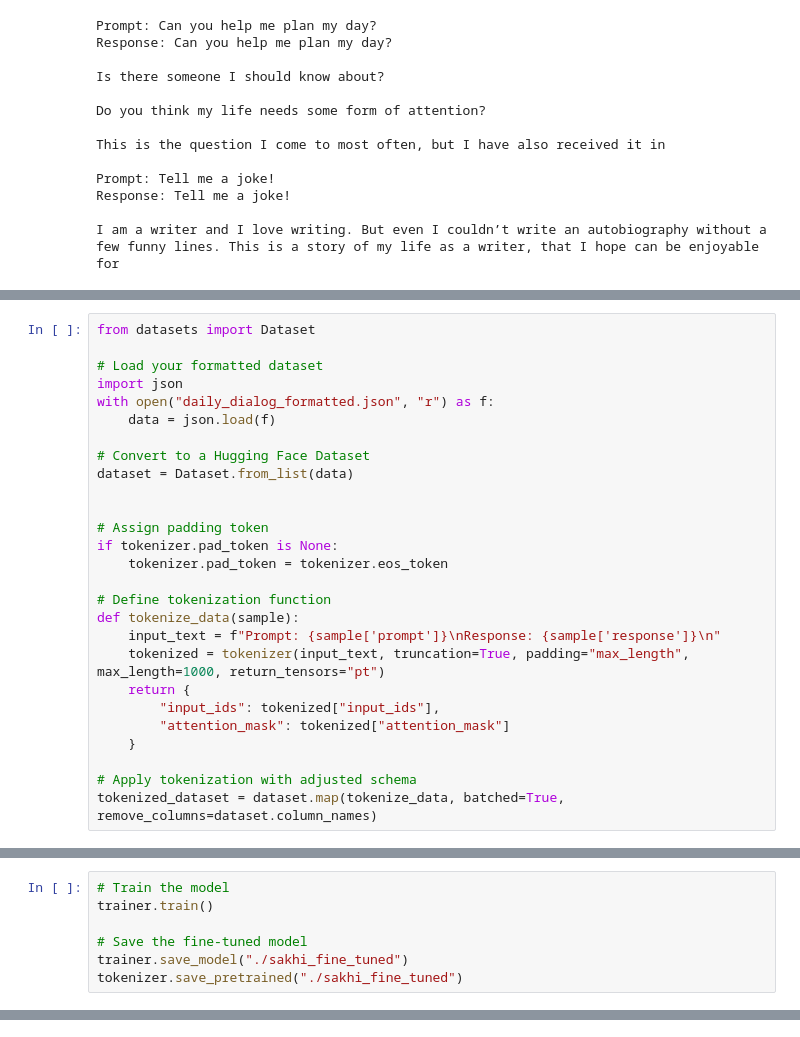
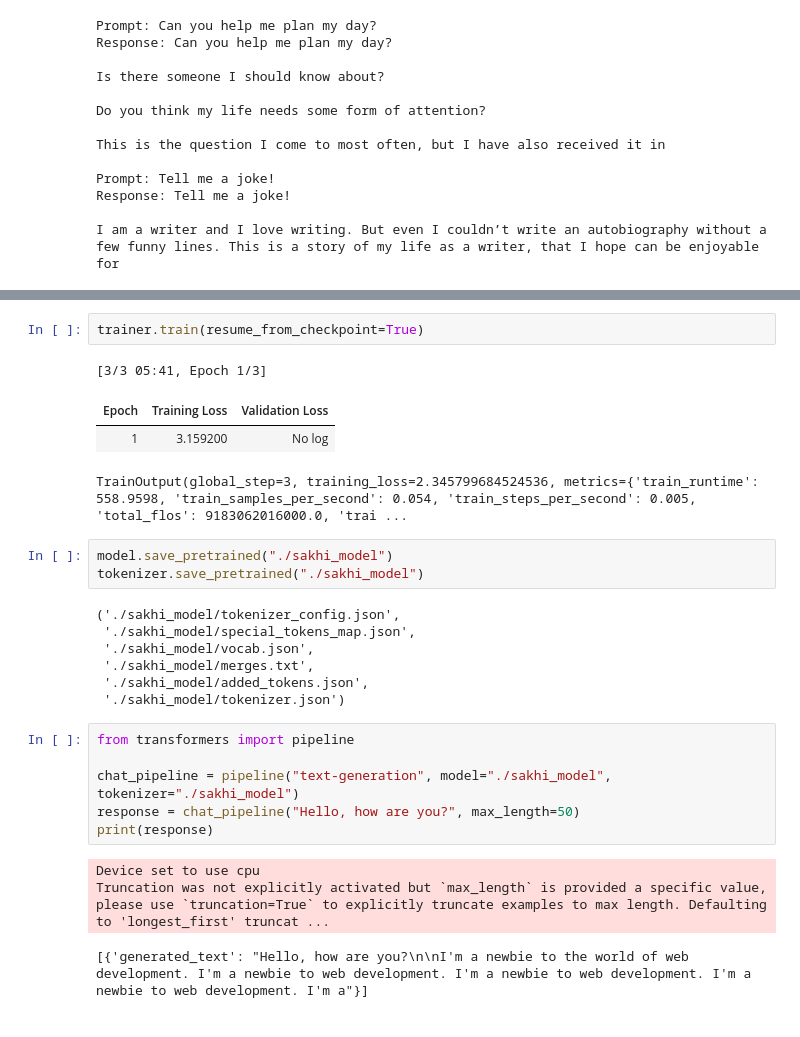
Before and after one commit to Mk-lab-sudo/Sakhi-Phase1, a Jupyter notebook: Sakhi_Framework.ipynb, the cells around one changed output, grey strips where cells are left out. Saved outputs shown, nothing was run; the diff lists cells and outputs as text.

```diff
--- a/Sakhi_Framework.ipynb
+++ b/Sakhi_Framework.ipynb
@@ -197,28 +159 @@ data_collator = DataCollatorWithPadding(tokenizer=tokenizer)
-# %%
-from datasets import Dataset
-
-# Load your formatted dataset
-import json
-with open("daily_dialog_formatted.json", "r") as f:
-    data = json.load(f)
-
-# Convert to a Hugging Face Dataset
-dataset = Dataset.from_list(data)
-
-
-# Assign padding token
-if tokenizer.pad_token is None:
-    tokenizer.pad_token = tokenizer.eos_token
-
-# Define tokenization function
-def tokenize_data(sample):
-    input_text = f"Prompt: {sample['prompt']}\nResponse: {sample['response']}\n"
-    tokenized = tokenizer(input_text, truncation=True, padding="max_length", max_length=1000, return_tensors="pt")
-    return {
-        "input_ids": tokenized["input_ids"],
-        "attention_mask": tokenized["attention_mask"]
-    }
-
-# Apply tokenization with adjusted schema
-tokenized_dataset = dataset.map(tokenize_data, batched=True, remove_columns=dataset.column_names)
 # %%
@@ -286,7 +280,0 @@ Using the `WANDB_DISABLED` environment variable is deprecated and will be remove
-# %%
-# Train the model
-trainer.train()
-
-# Save the fine-tuned model
-trainer.save_model("./sakhi_fine_tuned")
-tokenizer.save_pretrained("./sakhi_fine_tuned")
@@ -315,0 +281,27 @@ Requirement already satisfied: smmap<6,>=3.0.1 in /usr/local/lib/python3.10/dist
+# %%
+trainer.train(resume_from_checkpoint=True)
+# %% [output]
+[3/3 05:41, Epoch 1/3]
+| Epoch | Training Loss | Validation Loss |
+| 1 | 3.159200 | No log |
+TrainOutput(global_step=3, training_loss=2.345799684524536, metrics={'train_runtime': 558.9598, 'train_samples_per_second': 0.054, 'train_steps_per_second': 0.005, 'total_flos': 9183062016000.0, 'trai ...
+# %%
+model.save_pretrained("./sakhi_model")
+tokenizer.save_pretrained("./sakhi_model")
+# %% [output]
+('./sakhi_model/tokenizer_config.json',
+ './sakhi_model/special_tokens_map.json',
+ './sakhi_model/vocab.json',
+ './sakhi_model/merges.txt',
+ './sakhi_model/added_tokens.json',
+ './sakhi_model/tokenizer.json')
+# %%
+from transformers import pipeline
+
+chat_pipeline = pipeline("text-generation", model="./sakhi_model", tokenizer="./sakhi_model")
+response = chat_pipeline("Hello, how are you?", max_length=50)
+print(response)
+# %% [output]
+Device set to use cpu
+Truncation was not explicitly activated but `max_length` is provided a specific value, please use `truncation=True` to explicitly truncate examples to max length. Defaulting to 'longest_first' truncat ...
+[{'generated_text': "Hello, how are you?\n\nI'm a newbie to the world of web development. I'm a newbie to web development. I'm a newbie to web development. I'm a newbie to web development. I'm a"}]
```
Also changed, not shown: parts of 7 cells of this notebook.
